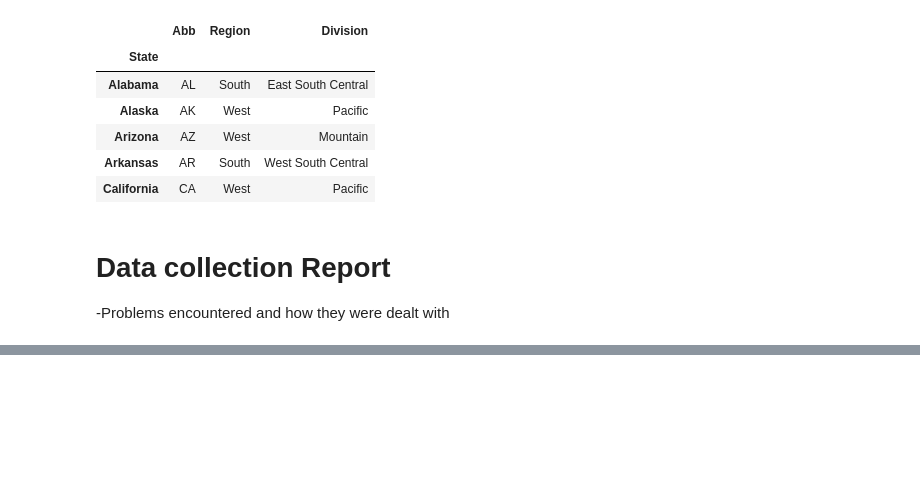
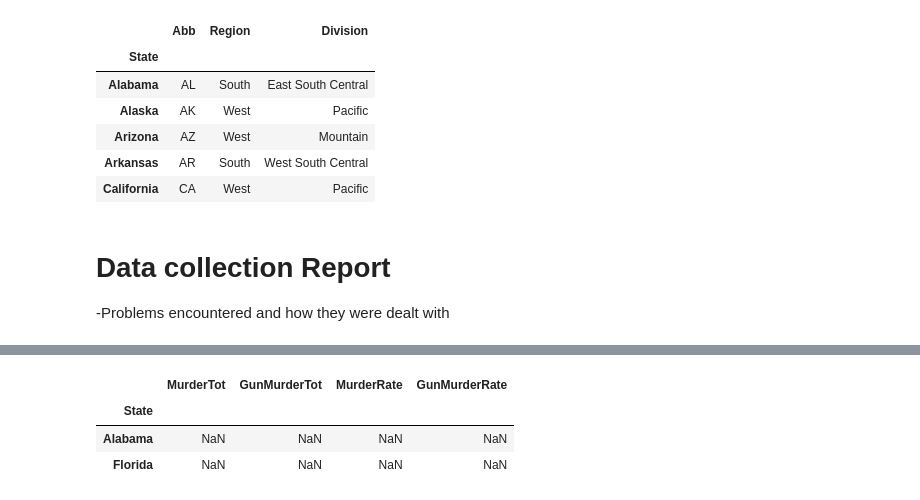
Before and after one commit to itsfelli/Life_Expectancy_Analsysis_United_States, a Jupyter notebook: Life Expectancy Analysis-United_States_Data .ipynb, the cells around one changed output, grey strips where cells are left out. Cells and saved outputs as stored; diff of their text form; code cells hidden in the pictures; blank space fills up the shorter version.

```diff
--- a/Life Expectancy Analysis-United_States_Data .ipynb
+++ b/Life Expectancy Analysis-United_States_Data .ipynb
@@ -1124,0 +1360,2 @@ profile
+# %%
+nan_rows=crime_nan.isnull().any(axis=1) #checking crime_nan dataset above,for null rows
@@ -1124,0 +1382,7 @@ profile
+# %%
+crime_nan.loc[nan_rows, :] #locate the rows from crime_nan that have nan values (i.e they are also the ones that returned True above)
+# %% [output]
+|  | MurderTot | GunMurderTot | MurderRate | GunMurderRate |
+| State |  |  |  |  |
+| Alabama | NaN | NaN | NaN | NaN |
+| Florida | NaN | NaN | NaN | NaN |
```
Also changed, not shown: parts of 47 cells of this notebook, 9 other files.
